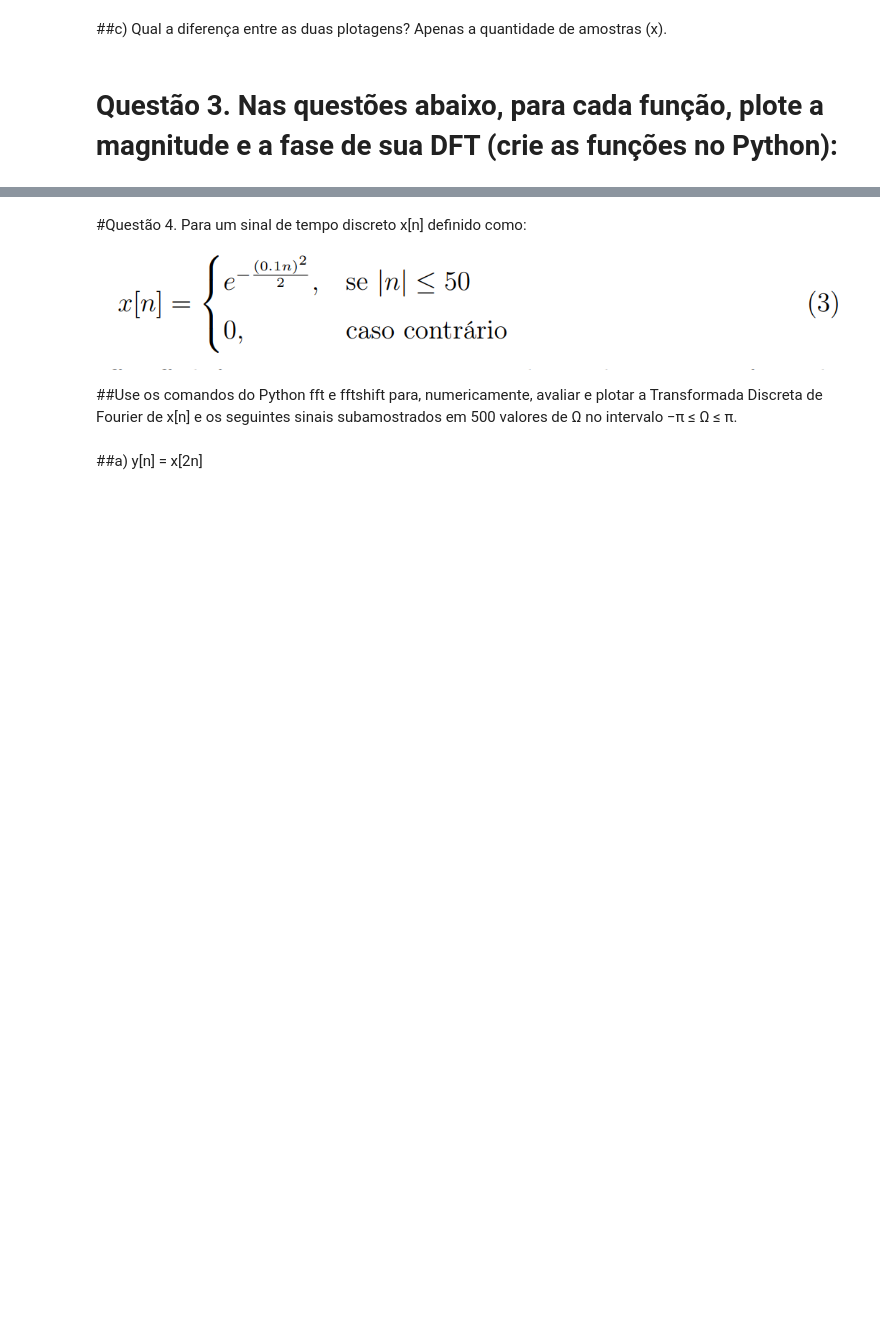
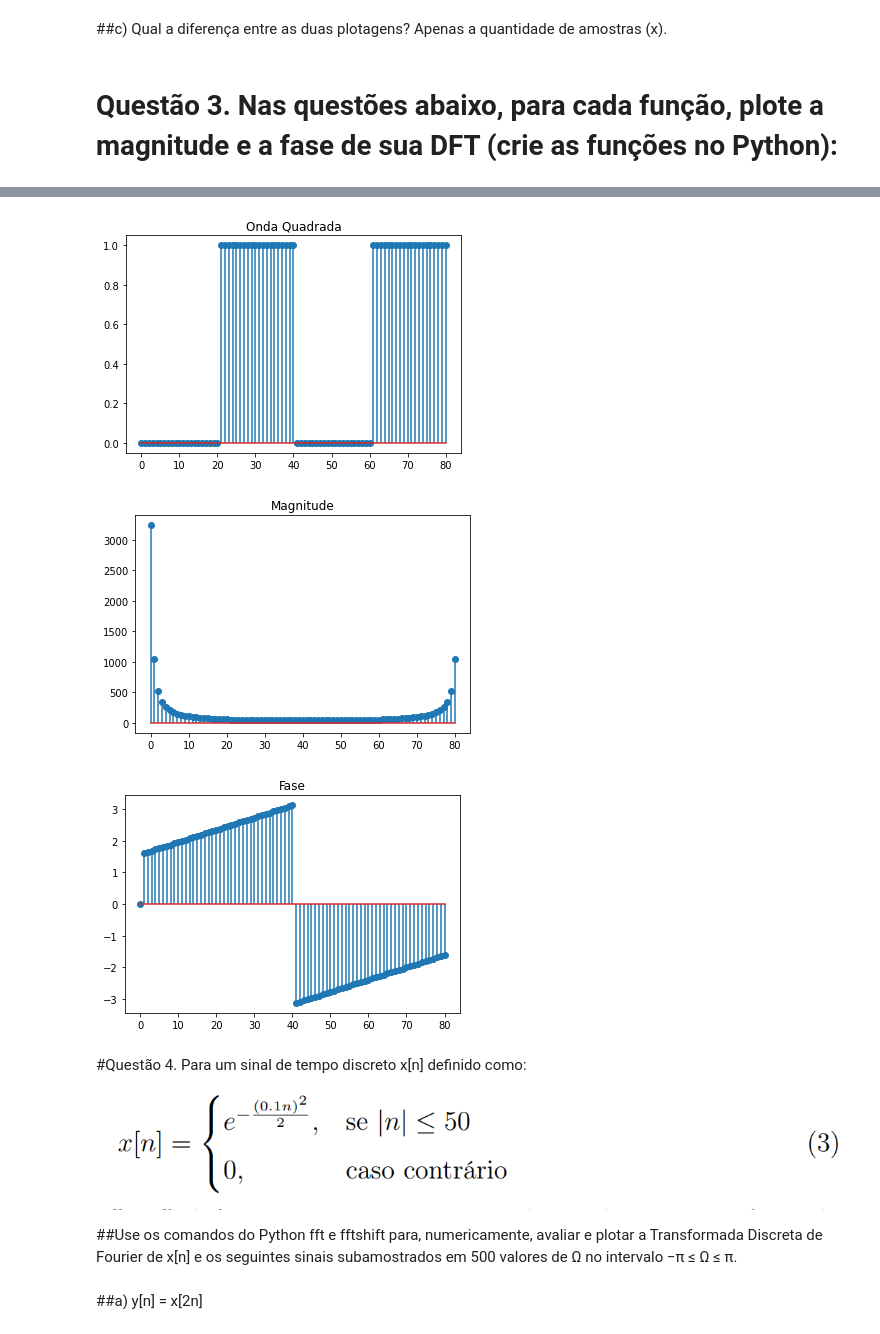
Before and after one commit to leorr/Python, a Jupyter notebook: DFT_PDS.ipynb, the cells around one changed output, grey strips where cells are left out. Saved outputs shown, nothing was run; the diff lists cells and outputs as text; code cells hidden in the pictures; blank space fills up the shorter version.

```diff
--- a/DFT_PDS.ipynb
+++ b/DFT_PDS.ipynb
@@ -143,6 +141,45 @@ plt.show()
 # %% [markdown]
 ##b) Onda Quadrada, figura 2.
 ![image.png](embedded-picture-1)
+# %%
+from scipy.fft import fft
+import matplotlib.pyplot as plt
+import numpy as np
+import math as m
+
+x=range(0,81)
+y=[]
+
+for n in range(0, 21):
+    y.append(0)
+for n in range(21,41):
+    y.append(1)
+for n in range(41, 61):
+    y.append(0)
+for n in range(61, 81):
+    y.append(1)
+
+xK = fft(x,81)
+
+plt.title('Onda Quadrada')
+plt.stem(x,y, use_line_collection=True)
+plt.show()
+
+print('\n')
+
+plt.title('Magnitude')
+plt.stem(x,np.abs(xK), use_line_collection=True)
+plt.show()
+
+print('\n')
+
+plt.title('Fase')
+plt.stem(x,np.angle(xK), use_line_collection=True)
+plt.show()
+# %% [output]
+[figure, added]
+[figure, added]
+[figure, added]
 # %% [markdown]
 #Questão 4. Para um sinal de tempo discreto x[n] definido como:
 ![image.png](embedded-picture-1)
```
Also changed, not shown: parts of 5 cells of this notebook.
